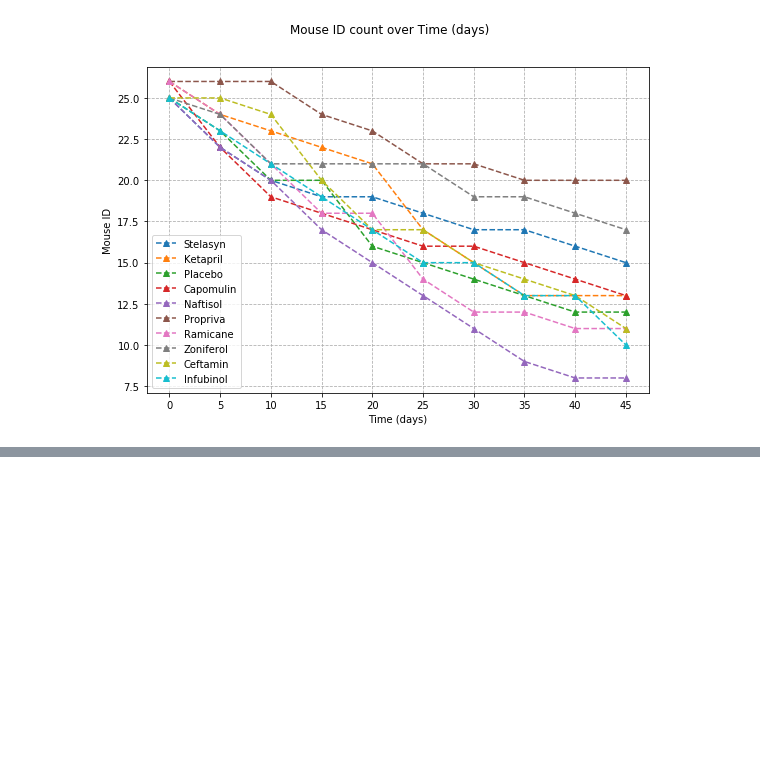
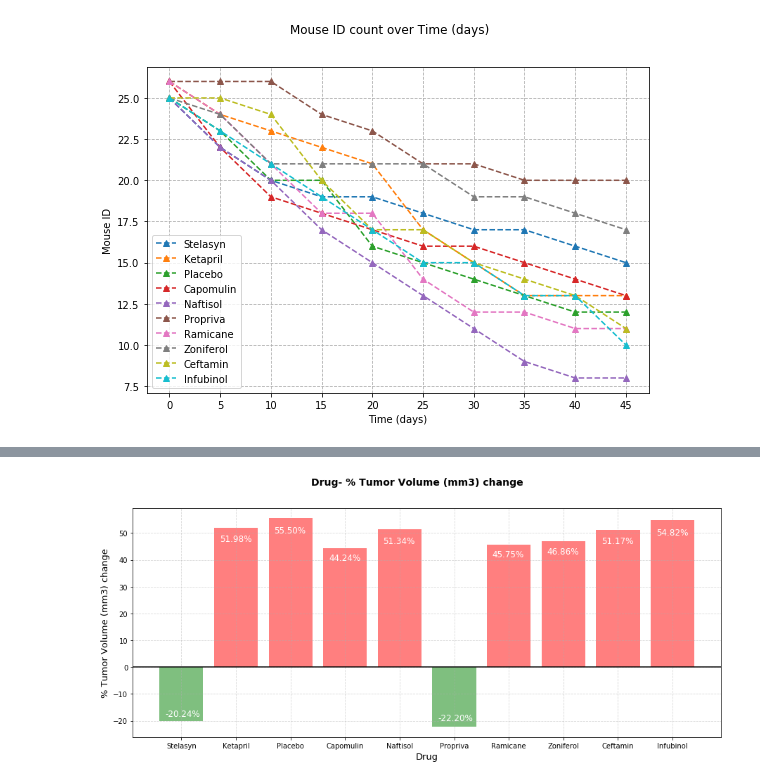
Before and after one commit to jjahn0/matplot_challenges, a Jupyter notebook: Generators/Pymaceuticals/Pymaceuticals.ipynb, the cells around one changed output, grey strips where cells are left out. Cells and saved outputs as stored; diff of their text form; code cells hidden in the pictures; blank space fills up the shorter version.

```diff
--- a/Generators/Pymaceuticals/Pymaceuticals.ipynb
+++ b/Generators/Pymaceuticals/Pymaceuticals.ipynb
@@ -112,0 +137,35 @@ plot (df, 'Drug', 'Time (days)','Mouse ID')
+# %%
+def barr (xdf, c, x, y):
+    ls = xdf[c].unique()
+    pc =[]
+    colors=[]
+
+    for i in ls:
+        ldf = xdf.loc[xdf[c]==i]
+        avg = ldf[y].groupby(ldf[x]).mean()
+        t = ldf[x].unique()
+        p = (( avg[t[len(t)-1]] - avg[t[0]] ) / avg[t[0]]) * 100
+        pc.append(p)
+        if p < 0:
+            colors.append('green')
+        else:
+            colors.append('red')
+
+    plt.figure(figsize=(15,6))
+    plt.suptitle(c+'- % '+ y +' change', fontsize=14, fontweight='bold')
+    x_axis = np.arange(0,len(ls),1)
+    for j in x_axis:
+        plt.text(j+0.1, pc[j]*0.9, '{:.2f}%'.format(pc[j]),fontsize=12, color='white')
+    plt.bar(x_axis, pc,color=colors, alpha=0.5, align="edge")
+    ticks=[i+0.4 for i in x_axis]
+
+    plt.xticks(ticks,ls)
+    plt.grid(linestyle='--', alpha=0.5)
+    plt.axhline(0, color='black')
+    plt.xlabel(c, fontsize=13)
+    plt.ylabel('% '+ y +' change', fontsize=13)
+    plt.show()
+# %%
+barr(df,'Drug','Time (days)','Tumor Volume (mm3)')
+# %% [output]
+[figure, added]
```
Also changed, not shown: parts of 1 cell of this notebook.
